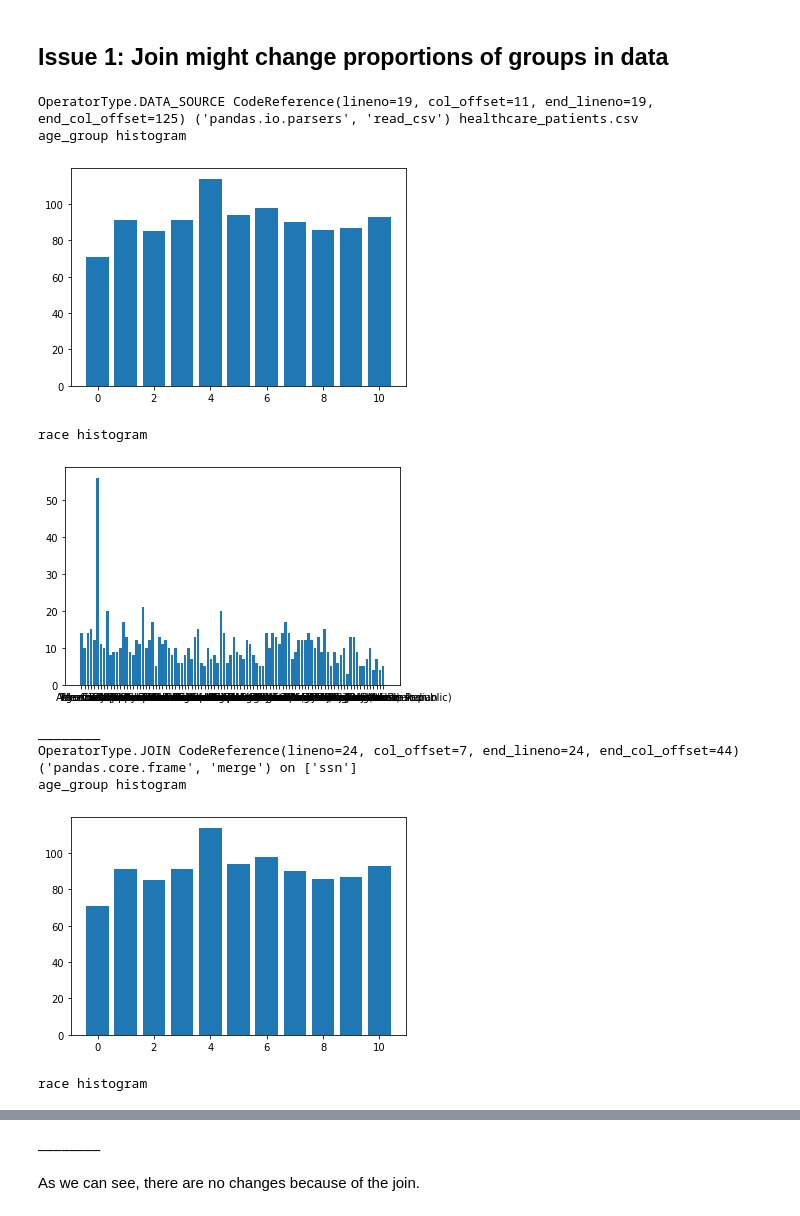
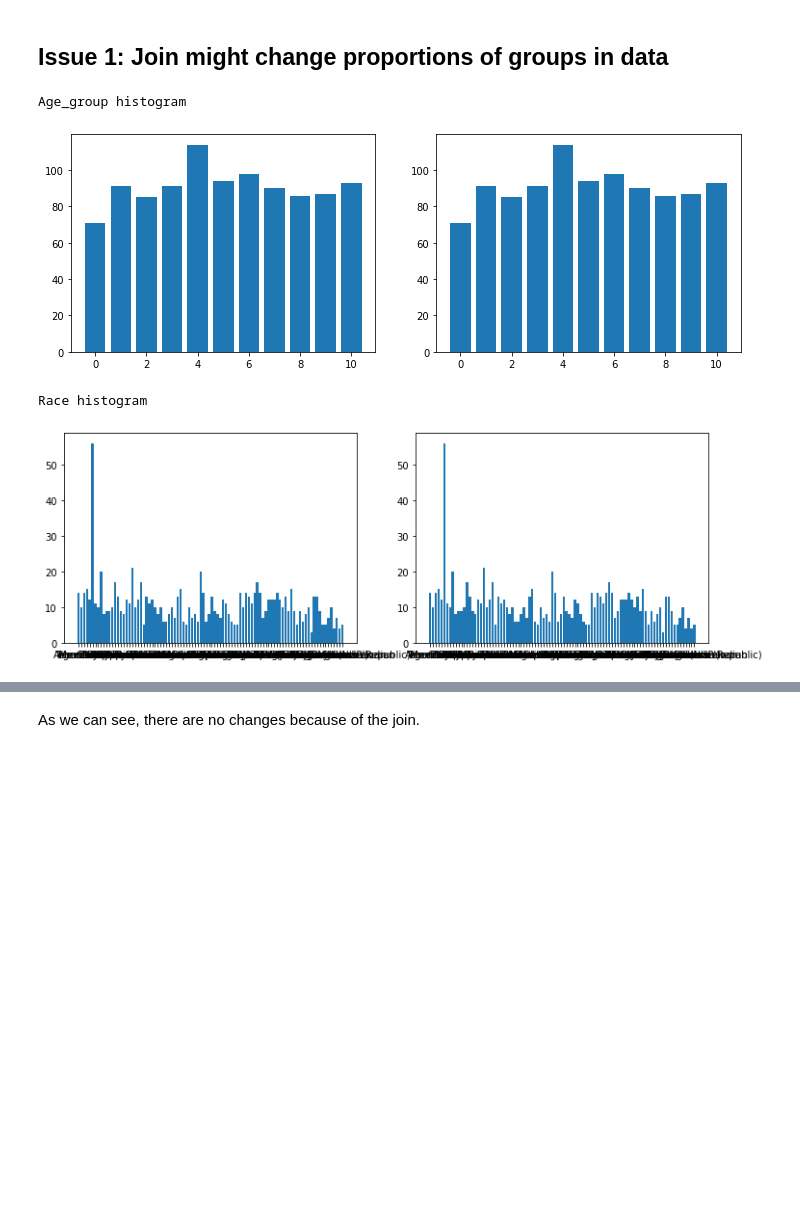
Before and after one commit to stefan-grafberger/mlinspect-cidr, a Jupyter notebook: demo/healthcare/healthcare_demo.ipynb, the cells around one changed output, grey strips where cells are left out. Drawn from its saved outputs; the diff is of its cells as text; code cells hidden in the pictures; blank space fills up the shorter version.

Commit message:
Improved histogram comparisons

```diff
--- a/demo/healthcare/healthcare_demo.ipynb
+++ b/demo/healthcare/healthcare_demo.ipynb
@@ -155,18 +135,52 @@ def print_dag_operator_histograms(relevant_nodes):
+# %%
+histogram_inspection_result = inspection_results[HistogramInspection()]
+
+def print_dag_operator_histograms(before, after):
+    description_before = "{}\n{}\n{}\n{}".format(before.operator_type, before.code_reference, before.module, before.description)
+    description_after = "{}\n{}\n{}\n{}".format(after.operator_type, after.code_reference, after.module, after.description)
+
+    print("Age_group histogram")
+
+    plt.subplot(1, 2, 1)
+    before_output_age_group = histogram_inspection_result[before]["age_group_counts"]
+    plt.bar(before_output_age_group.keys(), before_output_age_group.values())
+    plt.title=description_before
+
+    plt.subplot(1, 2, 2)
+    after_output_age_group = histogram_inspection_result[after]["age_group_counts"]
+    plt.bar(after_output_age_group.keys(), after_output_age_group.values())
+    plt.title=description_after
+
+    fig = plt.gcf()
+    fig.set_size_inches(12, 4)
+    plt.show()
+
+    print("Race histogram")
+
+    plt.subplot(1, 2, 1)
+    before_output_race_group = histogram_inspection_result[before]["race_counts"]
+    keys = [str(key) for key in before_output_race_group.keys()]
+    plt.bar(keys, before_output_race_group.values())
+    plt.title=description_before
+
+    plt.subplot(1, 2, 2)
+    after_output_race_group = histogram_inspection_result[after]["race_counts"]
+    keys = [str(key) for key in after_output_race_group.keys()]
+    plt.bar(keys, after_output_race_group.values())
+    plt.title=description_after
+
+    fig = plt.gcf()
+    fig.set_size_inches(12, 4)
+    plt.show()
 # %% [markdown]
 ## Issue 1: Join might change proportions of groups in data
 # %%
 relevant_nodes = [node for node in extracted_dag.nodes if node.description in {
     "healthcare_patients.csv", "on ['ssn']"}]
 
-print_dag_operator_histograms(relevant_nodes)
+print_dag_operator_histograms(relevant_nodes[0], relevant_nodes[1])
 # %% [output]
-OperatorType.DATA_SOURCE CodeReference(lineno=19, col_offset=11, end_lineno=19, end_col_offset=125) ('pandas.io.parsers', 'read_csv') healthcare_patients.csv
-age_group histogram
+Age_group histogram
-[figure, old version]
+[figure, new version]
-race histogram
+Race histogram
-[figure, old version]
+[figure, new version]
-________
-OperatorType.JOIN CodeReference(lineno=24, col_offset=7, end_lineno=24, end_col_offset=44) ('pandas.core.frame', 'merge') on ['ssn']
-age_group histogram
-[figure, removed]
-race histogram
@@ -174,4 +187,3 @@ race histogram
-________
 # %% [markdown]
 As we can see, there are no changes because of the join.
 # %% [markdown]
```
Also changed, not shown: parts of 6 cells of this notebook.
